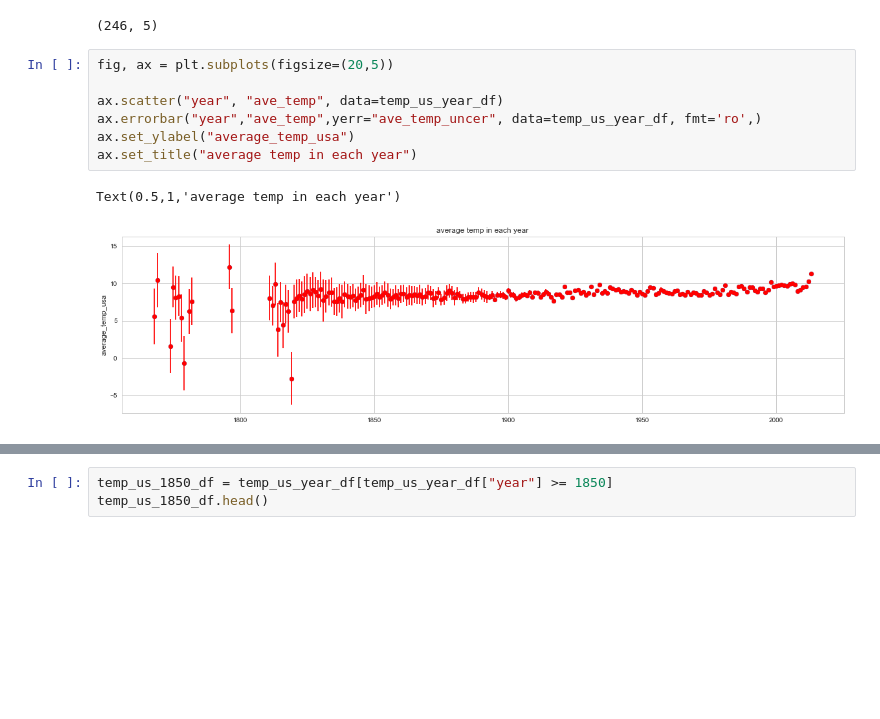
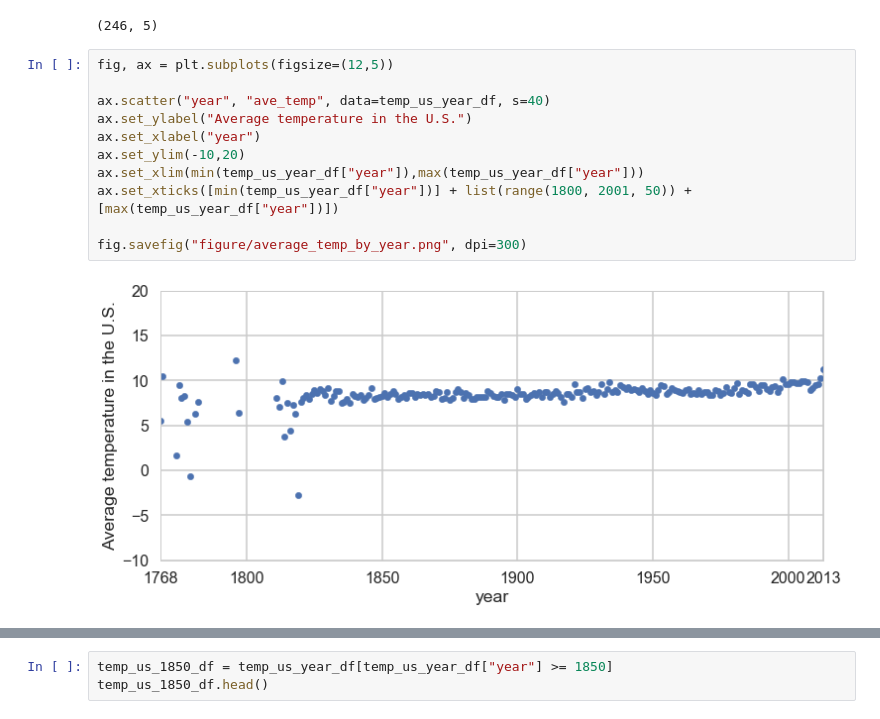
Before and after one commit to tkino15/IN290_final_project, a Jupyter notebook: temp_anova_multicomp.ipynb, the cells around one changed output, grey strips where cells are left out. Saved outputs shown, nothing was run; the diff lists cells and outputs as text; blank space fills up the shorter version.

```diff
--- a/temp_anova_multicomp.ipynb
+++ b/temp_anova_multicomp.ipynb
@@ -118,13 +118,16 @@ temp_us_year_df.head()
 temp_us_year_df.shape
 # %% [output]
 (246, 5)
-# %%
-fig, ax = plt.subplots(figsize=(20,5))
-
-ax.scatter("year", "ave_temp", data=temp_us_year_df)
-ax.errorbar("year","ave_temp",yerr="ave_temp_uncer", data=temp_us_year_df, fmt='ro',)
-ax.set_ylabel("average_temp_usa")
-ax.set_title("average temp in each year")
-# %% [output]
-Text(0.5,1,'average temp in each year')
-[figure, removed]
+# %%
+fig, ax = plt.subplots(figsize=(12,5))
+
+ax.scatter("year", "ave_temp", data=temp_us_year_df, s=40)
+ax.set_ylabel("Average temperature in the U.S.")
+ax.set_xlabel("year")
+ax.set_ylim(-10,20)
+ax.set_xlim(min(temp_us_year_df["year"]),max(temp_us_year_df["year"]))
+ax.set_xticks([min(temp_us_year_df["year"])] + list(range(1800, 2001, 50)) + [max(temp_us_year_df["year"])])
+
+fig.savefig("figure/average_temp_by_year.png", dpi=300)
+# %% [output]
+[figure, added]
```
Also changed, not shown: parts of 5 cells of this notebook, 15 other files.
